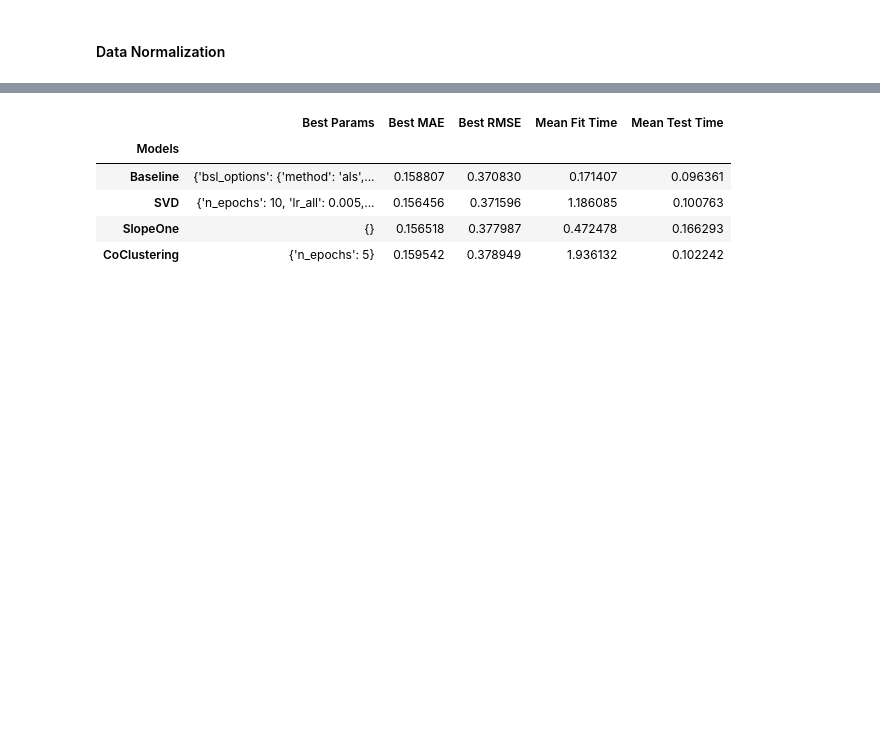
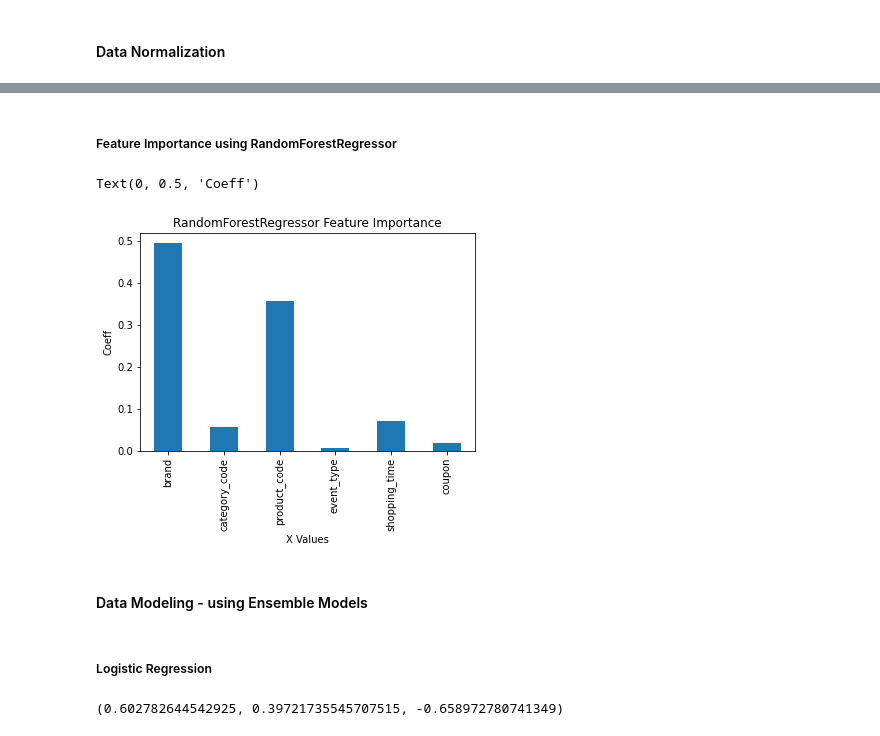
Before and after one commit to vinithajeeva/ai-ml-capstone-project, a Jupyter notebook: notebooks/Capstone_Project_Modeling.ipynb, the cells around one changed output, grey strips where cells are left out. Cells and saved outputs as stored; diff of their text form; code cells hidden in the pictures; blank space fills up the shorter version.

Commit message:
Notebook with Ensemble Models and Metrics Analysis

```diff
--- a/notebooks/Capstone_Project_Modeling.ipynb
+++ b/notebooks/Capstone_Project_Modeling.ipynb
@@ -137,6 +145,0 @@ shopping_no_outlier.describe()
-# %%
-# Before we model, we need to scale the numerical values. Since we are predicting the recommendation of coupons based on the brand purchased by the user, we will keep the 'user_brand' as target
-shopping_no_outlier['user_id'] = StandardScaler().fit_transform(np.array(shopping_no_outlier['user_id']).reshape(-1,1))
-shopping_no_outlier['brand'] = StandardScaler().fit_transform(np.array(shopping_no_outlier['brand']).reshape(-1,1))
-shopping_no_outlier['product_code'] = StandardScaler().fit_transform(np.array(shopping_no_outlier['category_code']).reshape(-1,1))
-shopping_no_outlier['price'] = StandardScaler().fit_transform(np.array(shopping_no_outlier['brand']).reshape(-1,1))
@@ -438,9 +146,21 @@ pd.set_option('display.max_colwidth', None)
-# %%
-results_df
-# %% [output]
-|  | Best Params | Best MAE | Best RMSE | Mean Fit Time | Mean Test Time |
-| Models |  |  |  |  |  |
-| Baseline | {'bsl_options': {'method': 'als',... | 0.158807 | 0.370830 | 0.171407 | 0.096361 |
-| SVD | {'n_epochs': 10, 'lr_all': 0.005,... | 0.156456 | 0.371596 | 1.186085 | 0.100763 |
-| SlopeOne | {} | 0.156518 | 0.377987 | 0.472478 | 0.166293 |
-| CoClustering | {'n_epochs': 5} | 0.159542 | 0.378949 | 1.936132 | 0.102242 |
+# %%
+# Using Standard Scaler to scale columns with high std
+shopping_no_outlier['brand'] = StandardScaler().fit_transform(np.array(shopping_no_outlier['brand']).reshape(-1,1))
+shopping_no_outlier['product_code'] = StandardScaler().fit_transform(np.array(shopping_no_outlier['product_code']).reshape(-1,1))
+shopping_no_outlier['price'] = StandardScaler().fit_transform(np.array(shopping_no_outlier['price']).reshape(-1,1))
+# %% [markdown]
+##### Feature Importance using RandomForestRegressor
+# %%
+X = shopping_no_outlier.drop(['price'], axis=1)
+y = shopping_no_outlier['price']
+# %%
+rf = RandomForestRegressor().fit(X, y)
+rf_coeffs = pd.Series(rf.feature_importances_, index=X.columns)
+rf_coeffs.plot(kind='bar')
+plt.title('RandomForestRegressor Feature Importance')
+plt.xlabel('X Values')
+plt.ylabel('Coeff')
+# Between coupon and event_type categorical features, coupon exhibits higer feature importance
+# %% [output]
+Text(0, 0.5, 'Coeff')
+[figure, added]
@@ -446,0 +170,2 @@ results_df
+# %% [markdown]
+#### Data Modeling - using Ensemble Models
@@ -446,0 +175,2 @@ results_df
+# %% [markdown]
+##### Logistic Regression
@@ -446,0 +181,4 @@ results_df
+# %%
+cross_val_score(lgr, X, y, cv=5).mean(), mean_absolute_error(y, lgr_preds), r2_score(y, lgr_preds)
+# %% [output]
+(0.602782644542925, 0.39721735545707515, -0.658972780741349)
```
Also changed, not shown: parts of 148 cells of this notebook.
